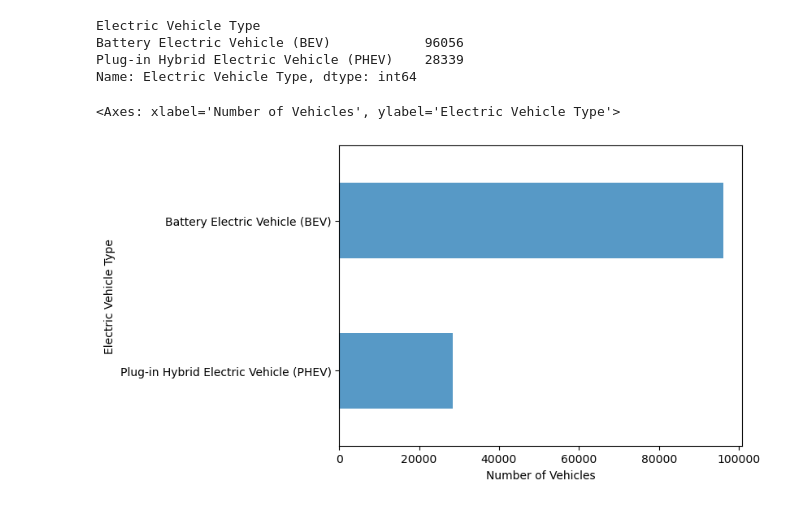
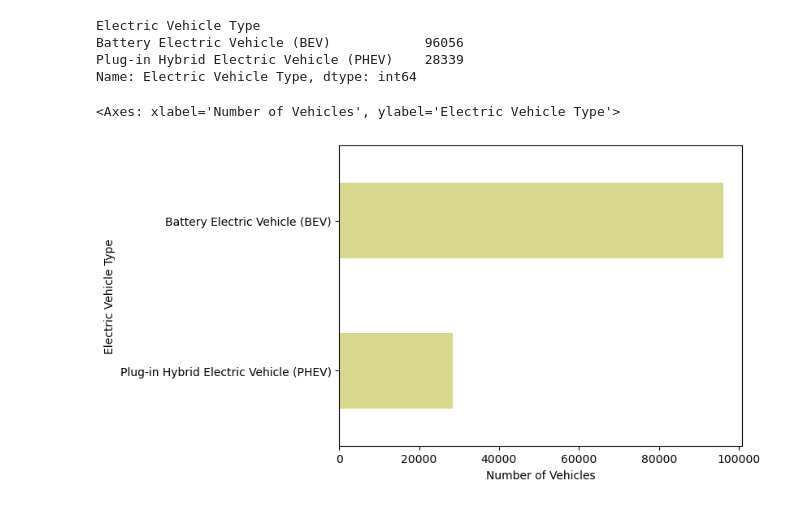
Before and after one commit to eedmondson3/Data_Detectives, a Jupyter notebook: Logan_Barnes/LB_hybrid_types.ipynb, the cells around one changed output. Saved outputs shown, nothing was run; the diff lists cells and outputs as text; code cells hidden in the pictures.

```diff
--- a/Logan_Barnes/LB_hybrid_types.ipynb
+++ b/Logan_Barnes/LB_hybrid_types.ipynb
@@ -37,10 +37,11 @@ Battery Electric Vehicle (BEV)            96056
 Plug-in Hybrid Electric Vehicle (PHEV)    28339
 Name: Electric Vehicle Type, dtype: int64
 # %%
-ev_type_chart = count_ev_types.plot(kind='barh',alpha=0.75, rot=0)
+ev_type_chart = count_ev_types.plot(kind='barh',alpha=0.75, rot=0, color = "#ccca69")
 ev_type_chart.set_xlabel("Number of Vehicles")
 plt.gca().invert_yaxis()
+plt.savefig("../Images/BEV_vs_PHEV_bar.png")
 ev_type_chart
 # %% [output]
 <Axes: xlabel='Number of Vehicles', ylabel='Electric Vehicle Type'>
-[figure, old version]
+[figure, new version]
```
Also changed, not shown: 10 other files.
